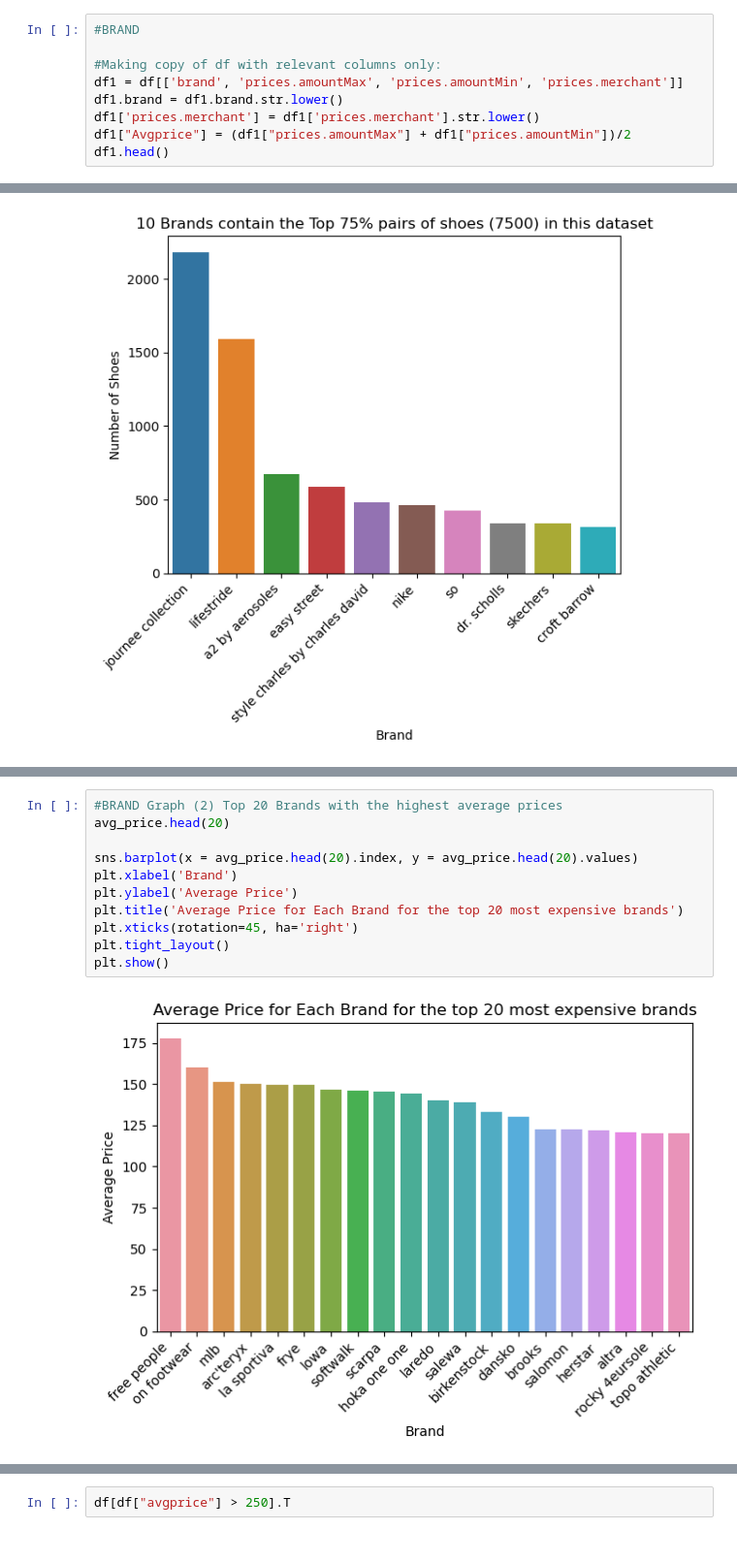
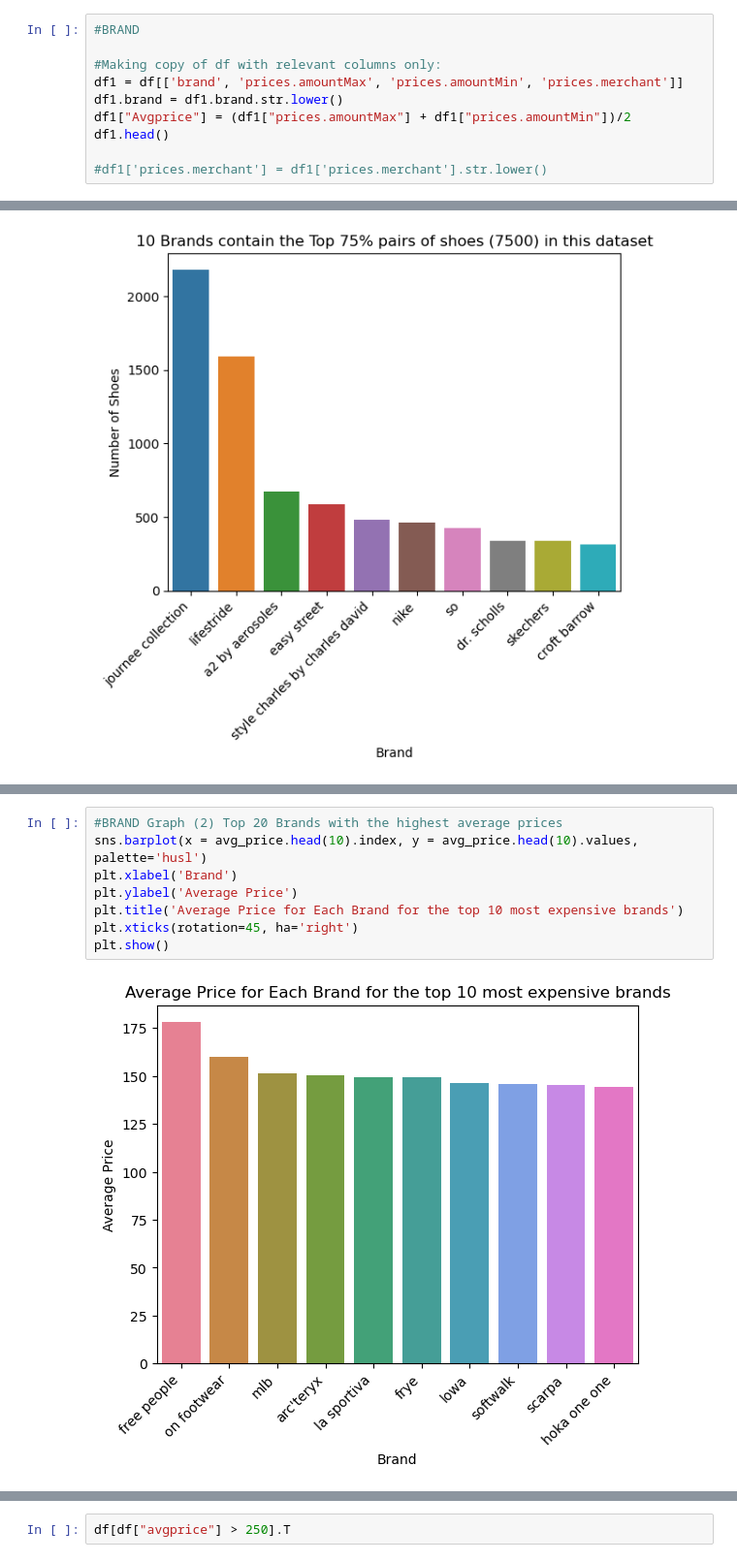
Before and after one commit to azim-charaniya/DS-Women-s-Shoe-Prices, a Jupyter notebook: Untitled_Aug1.ipynb, the cells around one changed output, grey strips where cells are left out. Shown at 97% size. Cells and saved outputs as stored; diff of their text form.

```diff
--- a/Untitled_Aug1.ipynb
+++ b/Untitled_Aug1.ipynb
@@ -868,9 +846,10 @@ plt.show()
 #Making copy of df with relevant columns only:
 df1 = df[['brand', 'prices.amountMax', 'prices.amountMin', 'prices.merchant']]
 df1.brand = df1.brand.str.lower()
-df1['prices.merchant'] = df1['prices.merchant'].str.lower()
 df1["Avgprice"] = (df1["prices.amountMax"] + df1["prices.amountMin"])/2
 df1.head()
+
+#df1['prices.merchant'] = df1['prices.merchant'].str.lower()
 # %% [output]
 A value is trying to be set on a copy of a slice from a DataFrame.
 Try using .loc[row_indexer,col_indexer] = value instead
@@ -995,14 +950,11 @@ Name: Avgprice, Length: 115, dtype: float64
 <class 'pandas.core.series.Series'>
 # %%
 #BRAND Graph (2) Top 20 Brands with the highest average prices
-avg_price.head(20)
-
-sns.barplot(x = avg_price.head(20).index, y = avg_price.head(20).values)
+sns.barplot(x = avg_price.head(10).index, y = avg_price.head(10).values, palette='husl')
 plt.xlabel('Brand')
 plt.ylabel('Average Price')
-plt.title('Average Price for Each Brand for the top 20 most expensive brands')
+plt.title('Average Price for Each Brand for the top 10 most expensive brands')
 plt.xticks(rotation=45, ha='right')
-plt.tight_layout()
 plt.show()
 # %% [output]
-[figure, old version]
+[figure, new version]
```
Also changed, not shown: parts of 37 cells of this notebook.
